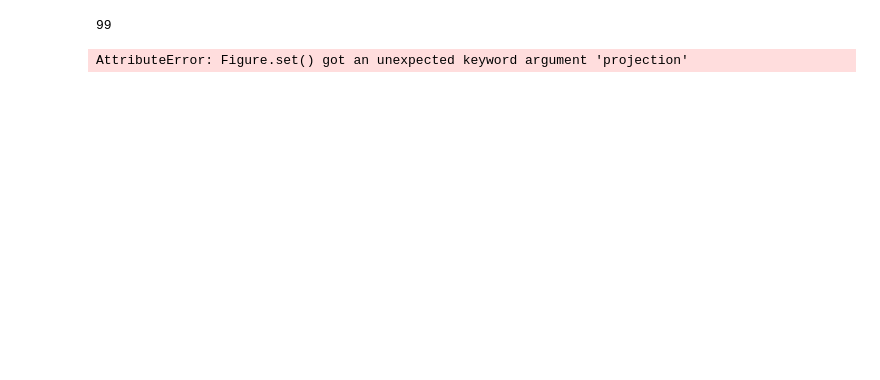
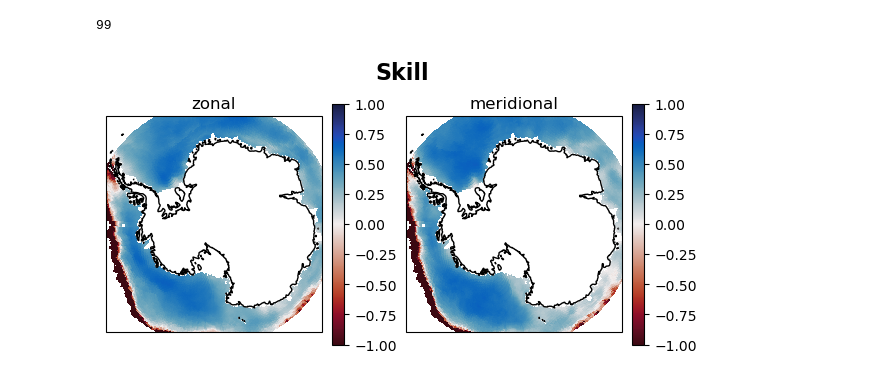
Before and after one commit to jackbassham/thesis-rough, a Jupyter notebook: results/evaluate_wcnn.ipynb, the cells around one changed output. Cells and saved outputs as stored; diff of their text form; code cells hidden in the pictures; blank space fills up the shorter version.

Commit message:
added cartopy plots for eval metrics

```diff
--- a/results/evaluate_wcnn.ipynb
+++ b/results/evaluate_wcnn.ipynb
@@ -148,38 +148,53 @@ vskill = skill(vpred, vtrue)
 # %%
 # NOTE include timstamp for running bash on model training and eval in the future
 
 # set model for title
 MODEL = "Weighted CNN V2"
 
 # set latitude bounds
 LAT_MIN = -90
 LAT_MAX = -65
 
-cmap = cmo.cm.balance
+cmap = cmo.cm.balance_r
 vmin = -1
 vmax = 1
 
 udata = uskill
 vdata = vskill
 
-fig, axs = plt.subplots(nrows = 1, ncols = 2, figsize = (12, 3),
-                         projection=ccrs.SouthPolarStereo(), constrained_layout = True)
+fig, axs = plt.subplots(
+    nrows = 1,
+    ncols = 2,
+    figsize = (6,3),
+    subplot_kw = {"projection": ccrs.SouthPolarStereo()},
+    constrained_layout = True
+    )
 
-axs.set_extent([-180, 180, LAT_MIN, LAT_MAX])
+axs[0].set_extent([-180, 180, LAT_MIN, LAT_MAX], crs = ccrs.PlateCarree())
+axs[0].coastlines()
+upcm = axs[0].pcolormesh(
+    lon, lat, udata,
+    transform = ccrs.PlateCarree(),
+    cmap = cmap, vmin = vmin ,vmax = vmax
+)
+axs[0].set_title("zonal")
+plt.colorbar(upcm, ax = axs[0], orientation = 'vertical')
 
-upcm = axs[0,0].pcolormesh(lon, lat, udata, transform = ccrs.PlateCarree(), cmap = cmap, vimin = vmin ,vmax = vmax)
-axs[0,0].coastlines()
-plt.colorbar(upcm, ax = axs[0,0], orientation = 'vertical')
-axs[0,0].set_title("zonal")
 
-vpcm = axs[0,1].pcolormesh(lon, lat, vdata, transform = ccrs.PlateCarree(), cmap = cmap, vimin = vmin ,vmax = vmax)
-axs[0,1].coastlines()
-plt.colorbar(vpcm, ax = axs[0,1], orientation = 'vertical')
-axs[0,0].set_title("meridional")
+axs[1].set_extent([-180, 180, LAT_MIN, LAT_MAX], crs = ccrs.PlateCarree())
+axs[1].coastlines()
+vpcm = axs[1].pcolormesh(
+    lon, lat, vdata,
+    transform = ccrs.PlateCarree(),
+    cmap = cmap, vmin = vmin ,vmax = vmax
+)
+axs[1].set_title("meridional")
+plt.colorbar(vpcm, ax = axs[1], orientation = 'vertical')
 
 fig.suptitle("Skill", fontsize = 16, fontweight = 'bold')
 
-fig.tight_layout()
+fig.tight_layout
+
 plt.show()
 # %% [output]
-AttributeError: Figure.set() got an unexpected keyword argument 'projection'
+[figure, added]
```
Also changed, not shown: parts of 10 cells of this notebook.
